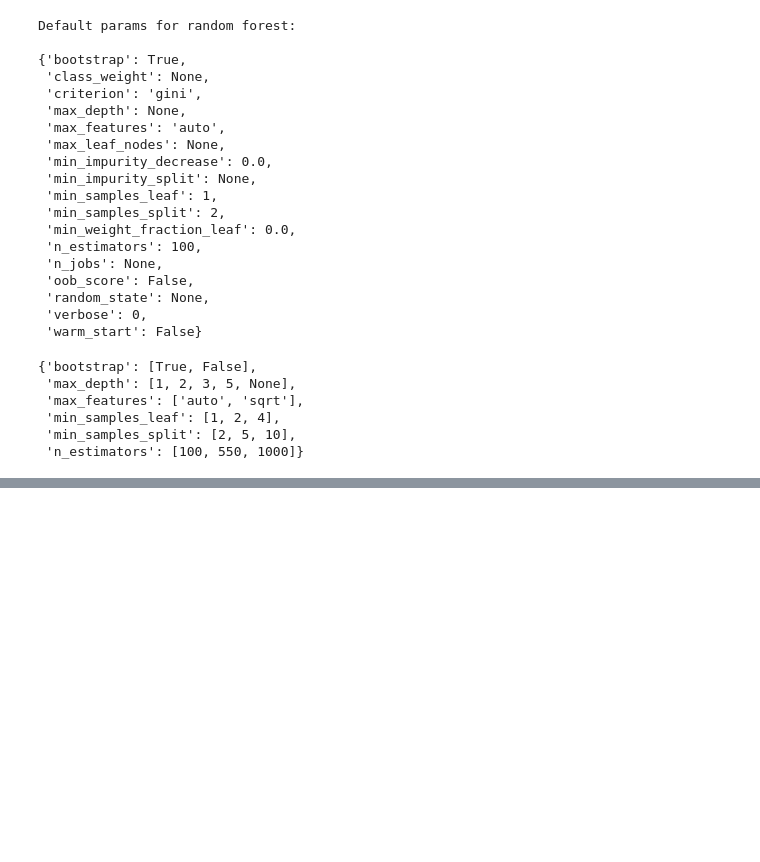
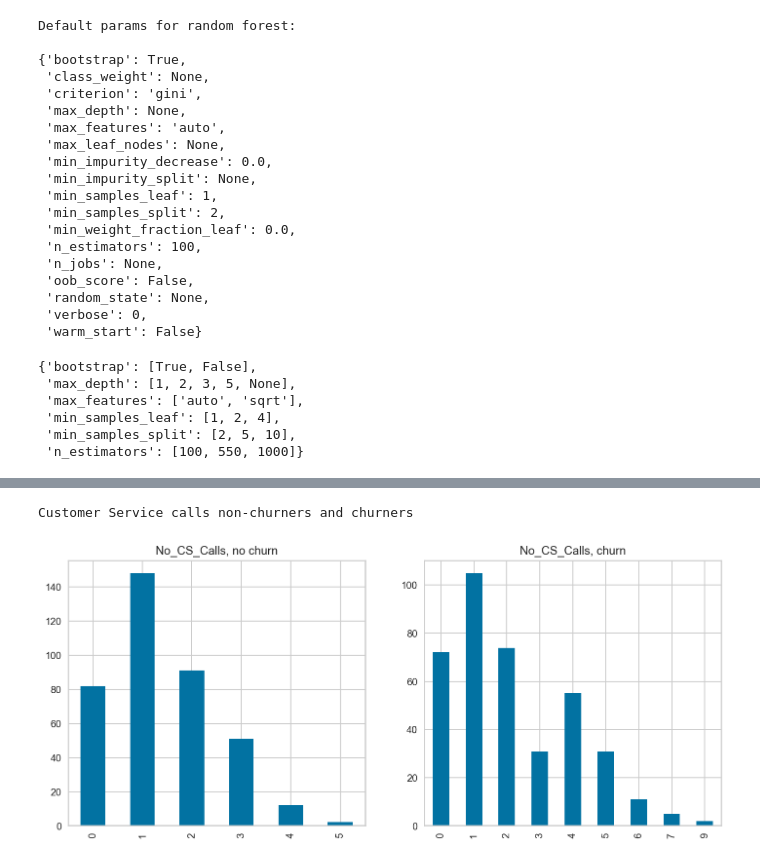
Before and after one commit to algrt-hm/notebooks, a Jupyter notebook: customer_churn/telco_churn.ipynb, the cells around one changed output, grey strips where cells are left out. Cells and saved outputs as stored; diff of their text form; code cells hidden in the pictures; blank space fills up the shorter version.

```diff
--- a/customer_churn/telco_churn.ipynb
+++ b/customer_churn/telco_churn.ipynb
@@ -634,0 +708,16 @@ shap.force_plot(explainer.expected_value[1], shap_values_test[1][60,:], X_test.i
+# %%
+# Let's plot the number of CS calls for both churners and non-churners in the training set
+
+print('Customer Service calls non-churners and churners')
+
+col_sel = 'No_CS_Calls'
+
+fig, ax = plt.subplots(ncols=2)
+
+df_labeled_train.loc[df_labeled_train.Churn == 0, col_sel].value_counts().sort_index().plot.bar(ax=ax[0], title=col_sel+', no churn')
+df_labeled_train.loc[df_labeled_train.Churn == 1, col_sel].value_counts().sort_index().plot.bar(ax=ax[1], title=col_sel+', churn')
+
+plt.show()
+# %% [output]
+Customer Service calls non-churners and churners
+[figure, added]
```
Also changed, not shown: parts of 20 cells of this notebook, 1 other file.
